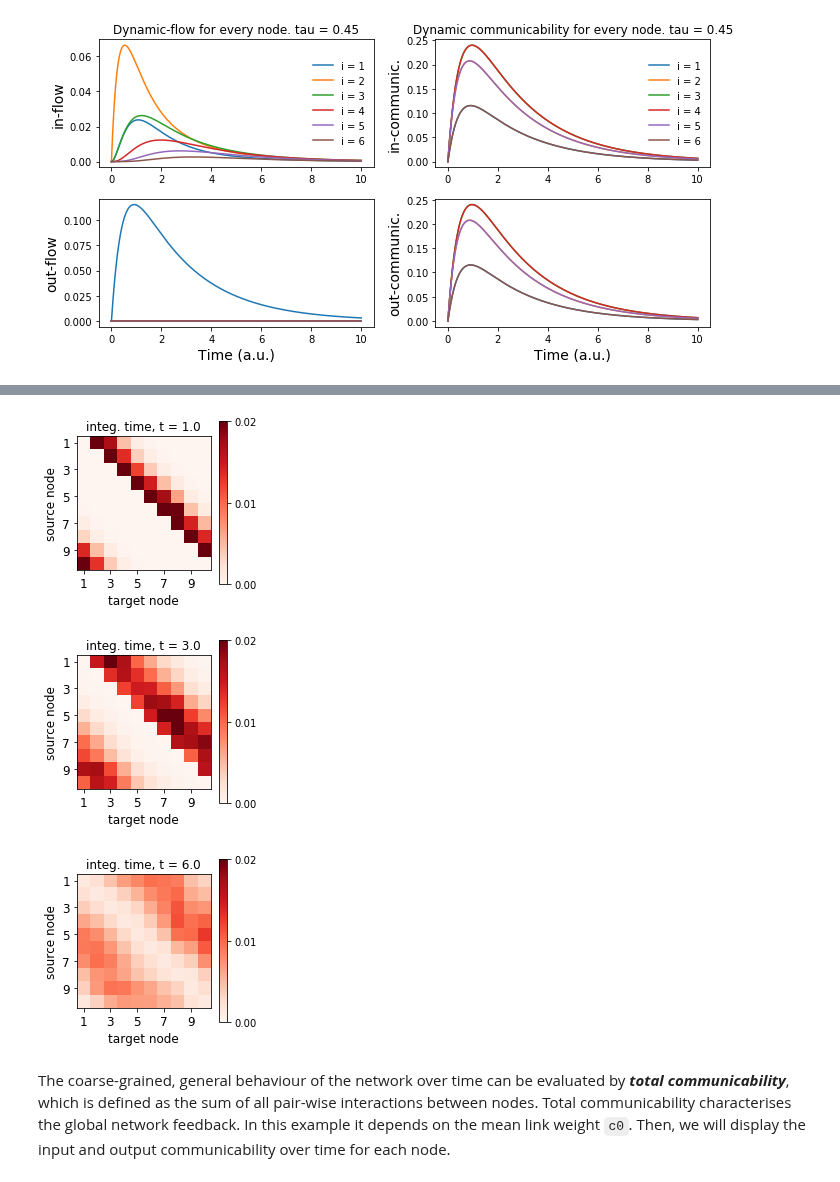
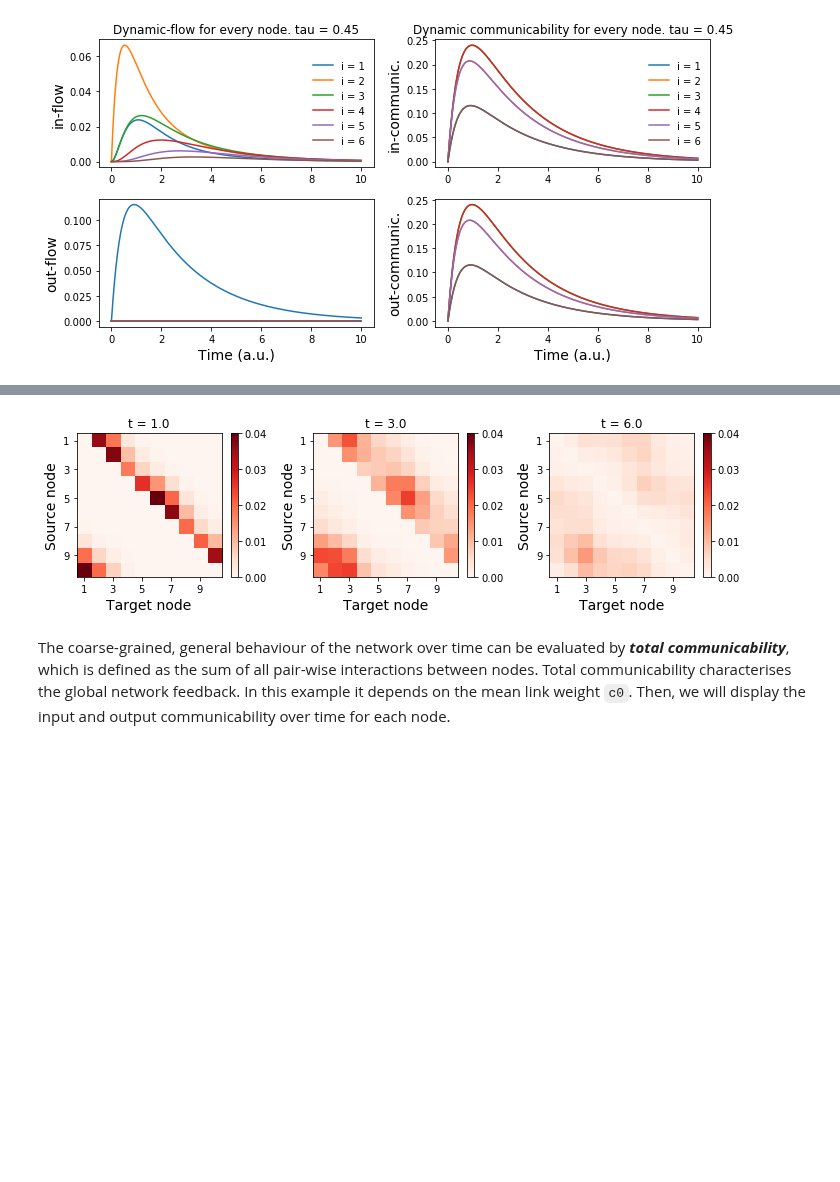
Before and after one commit to mb-BCA/NetDynFlow, a Jupyter notebook: Examples/Tutorial_1_Basics.ipynb, the cells around one changed output, grey strips where cells are left out. Cells and saved outputs as stored; diff of their text form; code cells hidden in the pictures; blank space fills up the shorter version.

```diff
--- a/Examples/Tutorial_1_Basics.ipynb
+++ b/Examples/Tutorial_1_Basics.ipynb
@@ -398,33 +405,46 @@ Text(0,0.5,'Source node')
 # %%
 # Calculate the dynamic communicability
 # Define the temporal resolution for the "simulation"
 tfinal = 20
 dt = 0.2
 tpoints = np.arange(0.0, tfinal+dt, dt)
 nsteps = len(tpoints)
 
 # Set a time-constant for the leakage at the nodes
 tau = 1.0
 
 # Calculate dynamic communicability
 dc_dir = ndf.DynCom(C_dir, tau, tmax=tfinal, timestep=dt)
 
+## Visualise the communicability matrix at three different integration times
+#axticks = np.arange(0,N,2)
+#for t in [1,3,6]:
+#    plt.figure(figsize=[3,3])
+#    plt.title('integ. time, t = %1.1f' %t, fontsize=12)
+#    plt.imshow(dc_dir[int(t/dt)], interpolation='nearest', cmap='Reds', vmin=0, vmax=0.02)
+#    plt.xticks(axticks, axticks+1, fontsize=10)
+#    plt.yticks(axticks, axticks+1, fontsize=10)
+#    plt.colorbar(ticks=[0,0.01,0.02])
+#    plt.xlabel('target node', fontsize=14)
+#    plt.ylabel('source node', fontsize=14)
+
 # Visualise the communicability matrix at three different integration times
+plt.figure(figsize=(10,3))
 axticks = np.arange(0,N,2)
-for t in [1,3,6]:
-    plt.figure(figsize=[3,3])
-    #plt.axes([0.2, 0.25, 0.65, 0.65])
-    plt.imshow(dc_dir[int(t/dt)], interpolation='nearest', cmap='Reds', vmin=0, vmax=0.02)
-    plt.xticks(axticks, axticks+1, fontsize=12)
-    plt.yticks(axticks, axticks+1, fontsize=12)
-    plt.colorbar(ticks=[0,0.01,0.02])
-    plt.xlabel('target node', fontsize=12)
-    plt.ylabel('source node', fontsize=12)
-    plt.title('integ. time, t = %1.1f' %t, fontsize=12)
+for idx, t in enumerate([1,3,6]):
+    plt.subplot(1,3,idx+1)
+    plt.title('t = %1.1f' %t, fontsize=12)
+    plt.imshow(dc_dir[int(t/dt)], interpolation='nearest', aspect='auto', cmap='Reds')
+    plt.clim(0, 0.04)
+    plt.xticks(axticks, axticks+1, fontsize=10)
+    plt.yticks(axticks, axticks+1, fontsize=10)
+    plt.colorbar(ticks=[0,0.01,0.02, 0.03, 0.04])
+    plt.xlabel('Target node', fontsize=14)
+    plt.ylabel('Source node', fontsize=14)
+
+plt.tight_layout()
 # %% [output]
-[figure, old version]
+[figure, new version]
-[figure, removed]
-[figure, removed]
 # %% [markdown]
 The coarse-grained, general behaviour of the network over time can be evaluated by _**total communicability**_, which is defined as the sum of all pair-wise interactions between nodes. Total communicability characterises the global network feedback. In this example it depends on the mean link weight `c0`. Then, we will display the input and output communicability over time for each node.
 # %%
```
Also changed, not shown: parts of 18 cells of this notebook.
